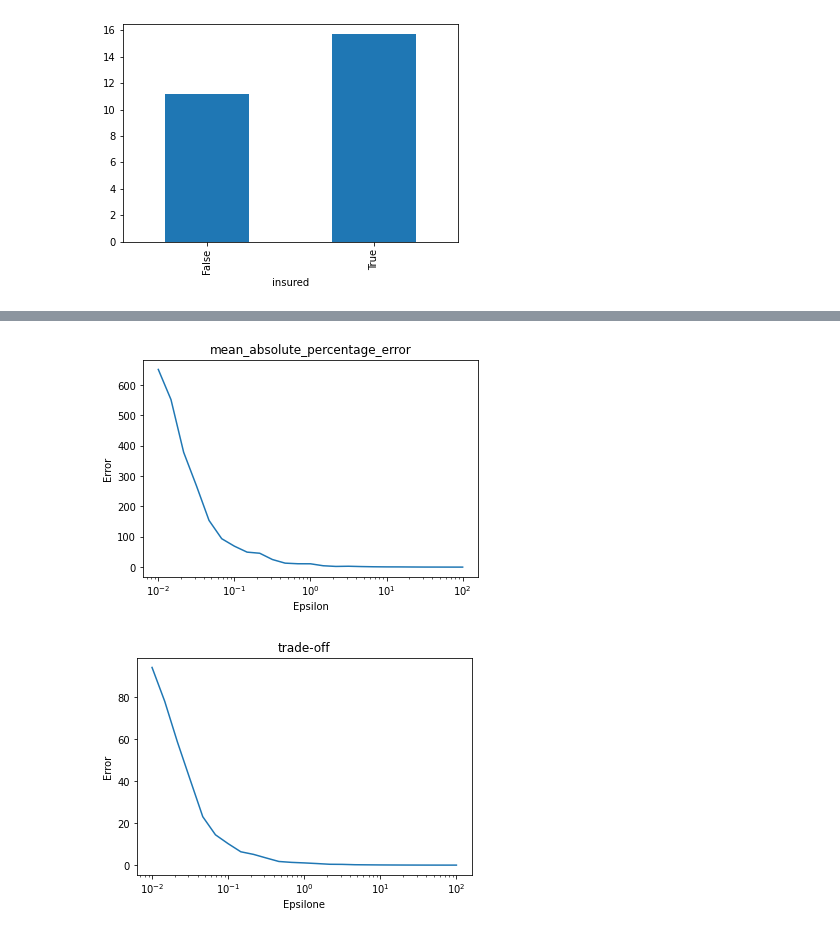
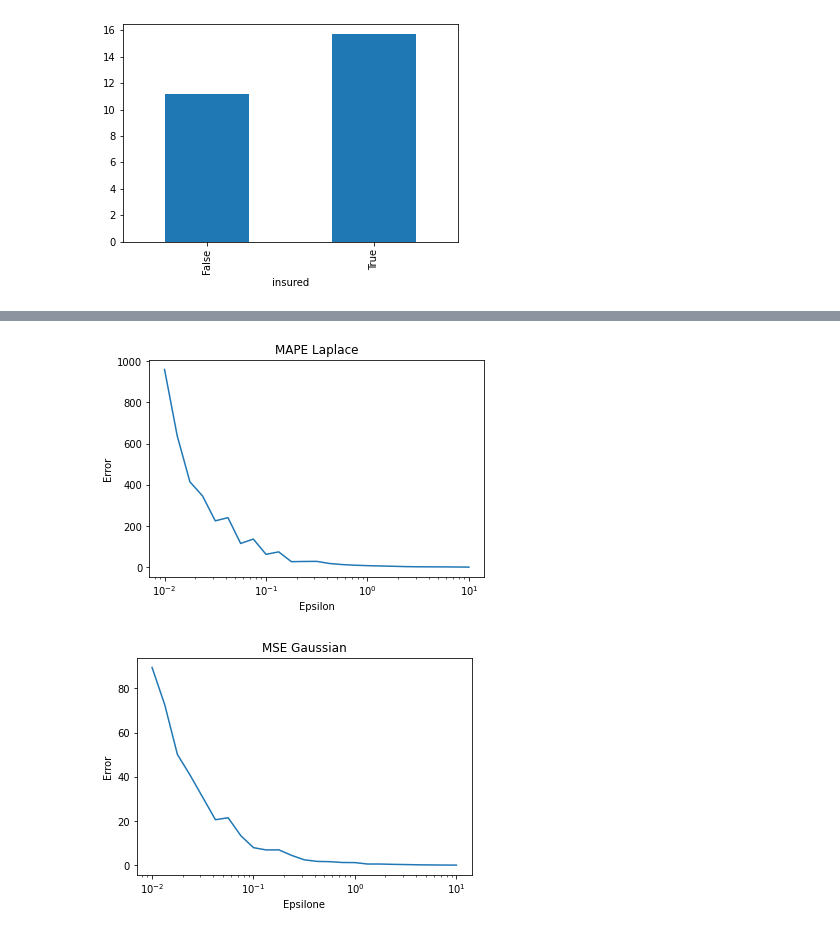
Before and after one commit to aleksandr-kataev/Privacy-Preserving-Algorithms, a Jupyter notebook: diffprivacyNoise.ipynb, the cells around one changed output, grey strips where cells are left out. Saved outputs shown, nothing was run; the diff lists cells and outputs as text; code cells hidden in the pictures.

Commit message:
Added graphs for MAPE and MSE metrics for both laplace and gaussian

```diff
--- a/diffprivacyNoise.ipynb
+++ b/diffprivacyNoise.ipynb
@@ -58,13 +58,15 @@ dfo.groupby("insured")['wage'].mean().plot(kind='bar')
 <AxesSubplot:xlabel='insured'>
 [figure]
 # %%
-epsilons = np.logspace(-2,2,25)
+epsilons = np.logspace(-2,1,25)
 df_original = pd.read_csv("healthdata.csv")
 # %%
-average_change_mape = []
+laplace_rmse = []
+laplace_mape = []
 for epsilon in epsilons:
     df_private = pd.read_csv("healthdata.csv")
     df_private['wage'] = df_private['wage'].apply(laplaceMechanism, args=(epsilon,))
-    rms = mean_absolute_percentage_error(df_original['wage'].to_numpy(),
-                df_private['wage'].to_numpy())
-    average_change_mape.append(rms)
+    laplace_rmse.append(mean_squared_error(df_original['wage'].to_numpy().tolist(),
+                df_private['wage'].to_numpy().tolist(), squared=False))
+    laplace_mape.append(mean_absolute_percentage_error(df_original['wage'].to_numpy().tolist(),
+                df_private['wage'].to_numpy().tolist()))
@@ -71,9 +81,9 @@ for epsilon in epsilons:
 # %%
-plt.semilogx(epsilons, average_change_mape)
+plt.semilogx(epsilons, laplace_mape)
 plt.xlabel('Epsilon')
 plt.ylabel('Error')
-plt.title("mean_absolute_percentage_error")
+plt.title("MAPE Laplace")
 plt.show()
 # %% [output]
-[figure, old version]
+[figure, new version]
 # %%
@@ -87,8 +99,8 @@ for epsilon in epsilons:
 # %%
-plt.semilogx(epsilons, rms_values)
+plt.semilogx(epsilons, gaussian_mse)
 plt.xlabel('Epsilone')
 plt.ylabel('Error')
-plt.title("trade-off")
+plt.title("MSE Gaussian")
 plt.show()
 # %% [output]
-[figure, old version]
+[figure, new version]
```
Also changed, not shown: parts of 8 cells of this notebook.
